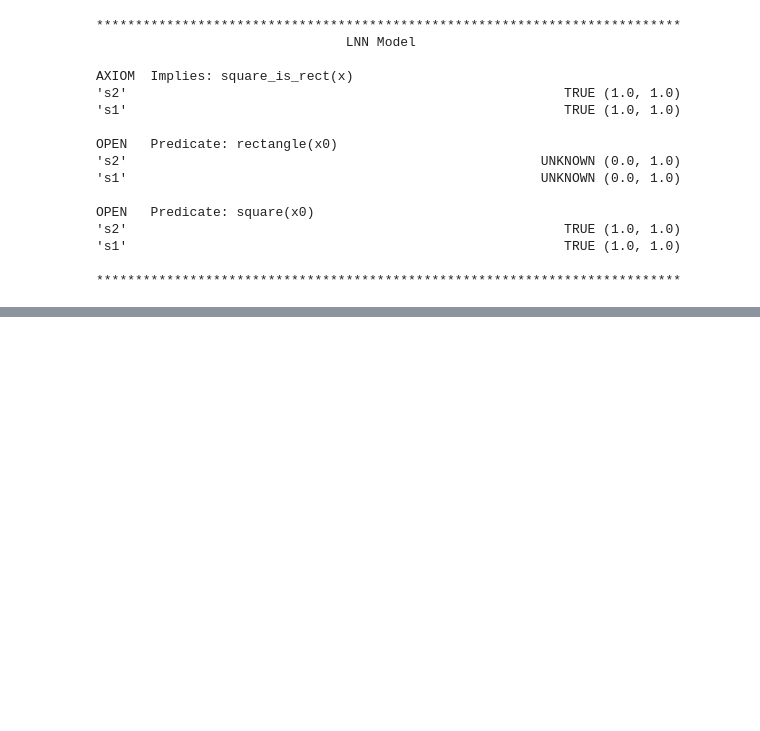
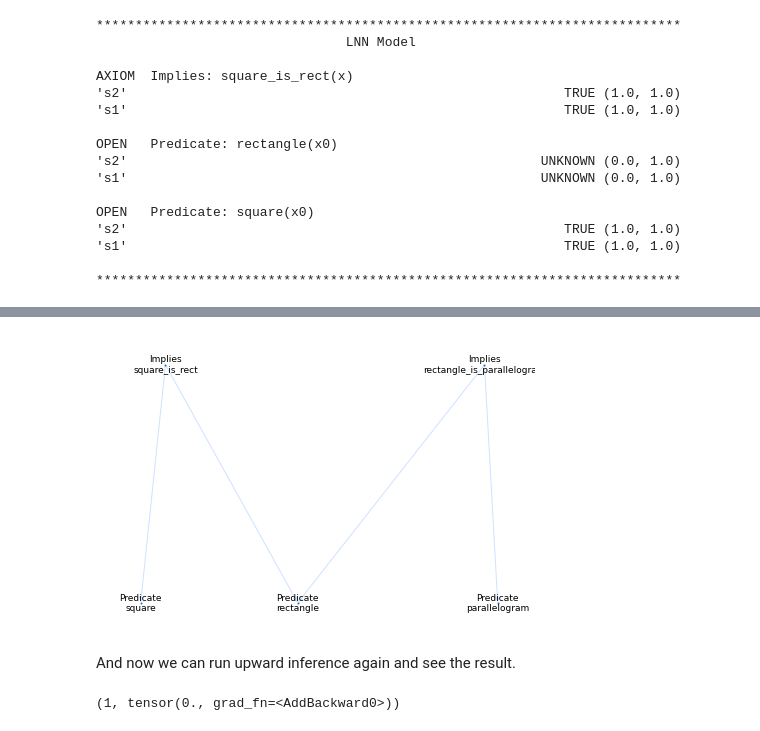
Before and after one commit to mikulatomas/LNN-geometry-example, a Jupyter notebook: upward_inference.ipynb, the cells around one changed output, grey strips where cells are left out. Saved outputs shown, nothing was run; the diff lists cells and outputs as text; code cells hidden in the pictures; blank space fills up the shorter version.

```diff
--- a/upward_inference.ipynb
+++ b/upward_inference.ipynb
@@ -143,0 +150,12 @@ OPEN   Predicate: square(x0)
+# %%
+# create new predicate for parallelogram
+parallelogram = Predicate(name="parallelogram")
+
+# create axiom which says "rectangle is parallelogram"
+rectangle_is_parallelogram = Implies(rectangle(x), parallelogram(x), name="rectangle_is_parallelogram", world=World.AXIOM)
+
+# add everything to the model, see that we do not have to recreate it
+model.add_formulae(parallelogram, rectangle_is_parallelogram)
+# %%
+# add fact for rectangle and parallelogram predicate
+model.add_facts({"rectangle": {"r1": Fact.TRUE}, "parallelogram": {"p1": Fact.TRUE}})
@@ -143,0 +184,14 @@ OPEN   Predicate: square(x0)
+# %%
+plot_graph(model)
+# %% [output]
+[figure, added]
+# %% [markdown]
+And now we can run upward inference again and see the result.
+# %%
+# perform inference
+steps, facts_inferred = model.infer(direction=Direction.UPWARD)
+
+# result of the inference can be checked, we will see that inference happened in single step and zero facts were inferred
+steps, facts_inferred
+# %% [output]
+(1, tensor(0., grad_fn=<AddBackward0>))
```
Also changed, not shown: parts of 7 cells of this notebook.
